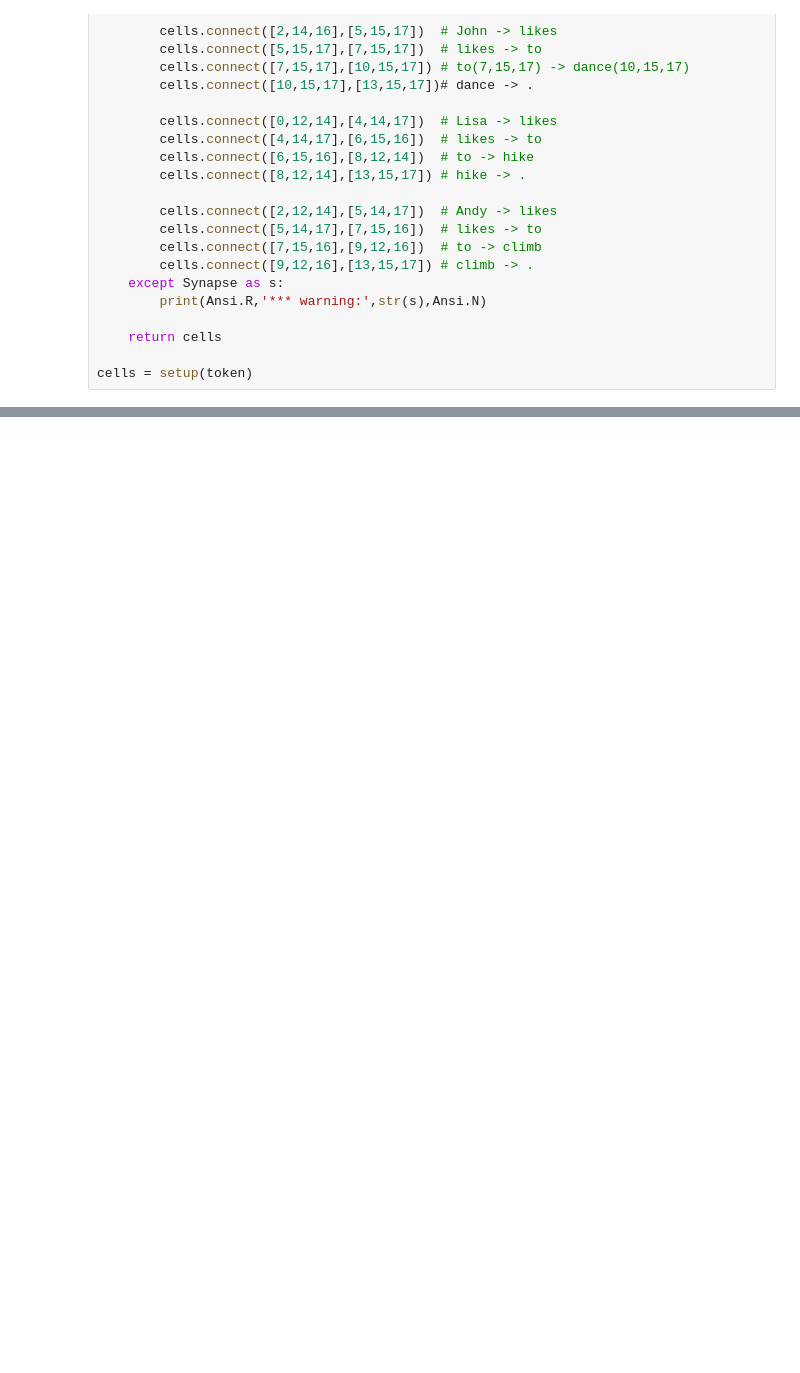
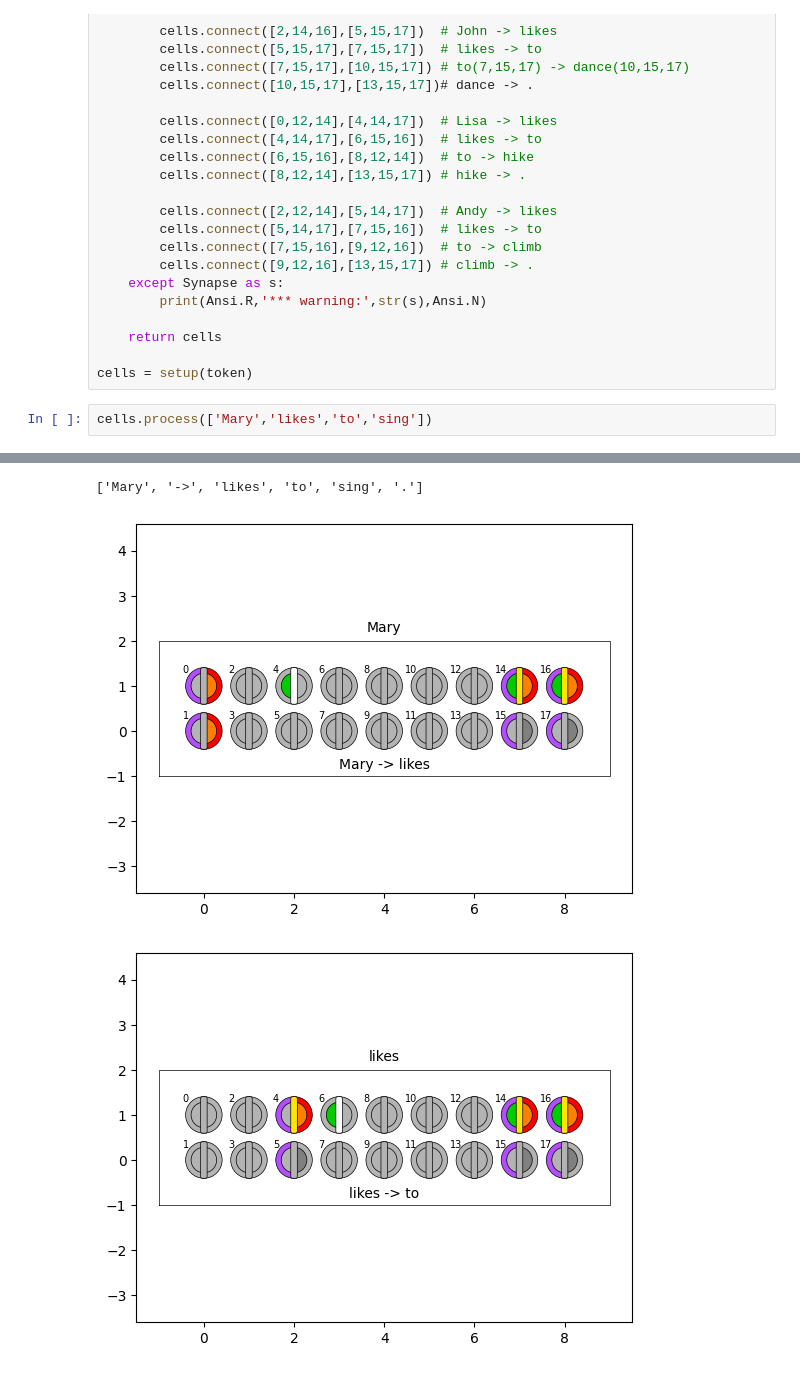
Before and after one commit to ihux/neurotron-develop, a Jupyter notebook: jupyter/neurotron/predict.ipynb, the cells around one changed output, grey strips where cells are left out. Drawn from its saved outputs; the diff is of its cells as text; blank space fills up the shorter version.

```diff
--- a/jupyter/neurotron/predict.ipynb
+++ b/jupyter/neurotron/predict.ipynb
@@ -121,3 +88,6 @@ def setup(token):
     return cells
 
 cells = setup(token)
+# %%
+cells.process(['Mary','likes','to','sing'])
+# %% [output]
@@ -123,0 +111,3 @@ cells = setup(token)
+['Mary', '->', 'likes', 'to', 'sing', '.']
+[figure, added]
+[figure, added]
```
Also changed, not shown: parts of 3 cells of this notebook.
